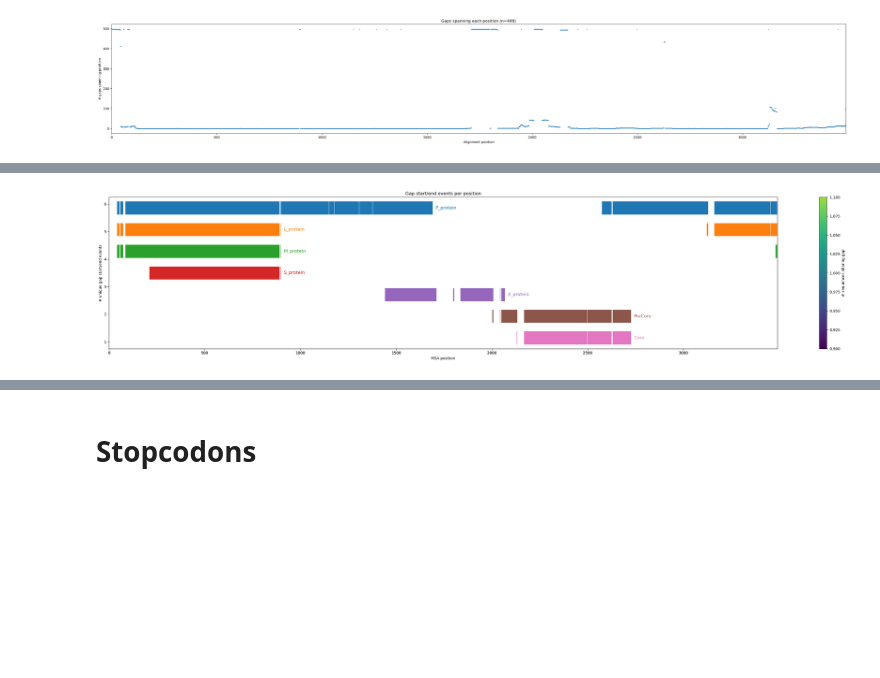
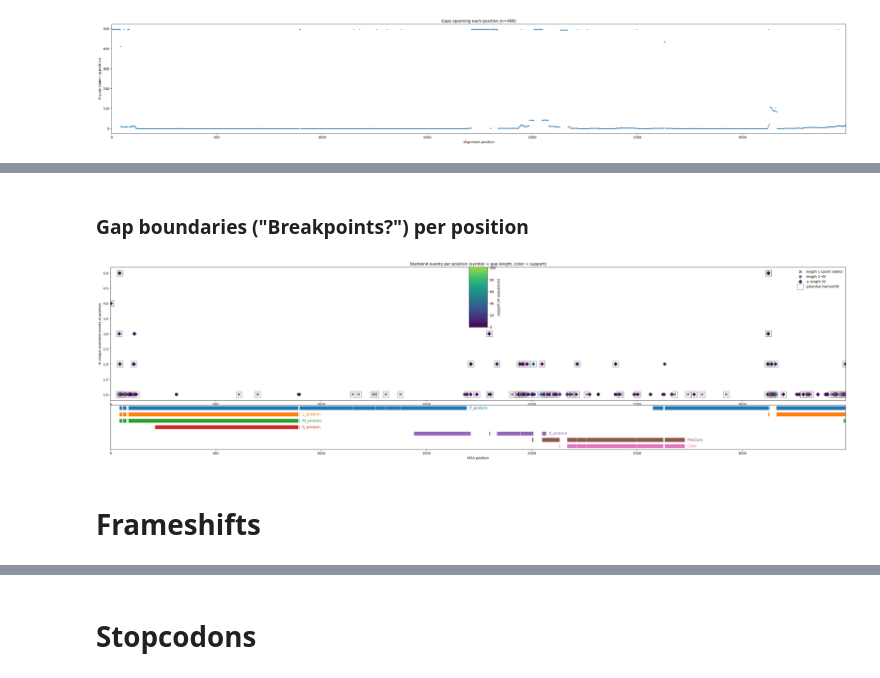
Before and after one commit to nextstrain/hbv, a Jupyter notebook: segmented_phylogenetics/scripts/MSA_analyis.ipynb, the cells around one changed output, grey strips where cells are left out. Cells and saved outputs as stored; diff of their text form; code cells hidden in the pictures; blank space fills up the shorter version.

Commit message:
Started looking at frameshift burden. Some now insertion calculation but calculation is off

```diff
--- a/segmented_phylogenetics/scripts/MSA_analyis.ipynb
+++ b/segmented_phylogenetics/scripts/MSA_analyis.ipynb
@@ -314,0 +653,5 @@ gaps_by_seq = gap_intervals_for_alignment(aln)
+# %%
+import pandas as pd
+
+gap_info, gaps_by_pos = build_gap_structures(unique_gaps, nseq, L)
+gaps_df = pd.DataFrame([{"s": s, "e": e, **info} for (s, e), info in gap_info.items()])
@@ -450,0 +967,14 @@ ys = events_per_pos[xs - 1]
+# %%
+### Example
+
+pos = 1  # 1-based alignment position
+
+gaps_at_pos = [
+    ((s, e), nshare)
+    for (s, e), nshare in unique_gaps.items()
+    if (s <= e and s <= pos <= e) or
+       (s > e and (pos >= s or pos <= e))  # wrapped gap
+]
+
+for (s, e), nshare in gaps_at_pos:
+    print(f"gap {s}-{e}, shared by {nshare} sequences")
@@ -450,0 +1000,2 @@ ys = events_per_pos[xs - 1]
+# %% [markdown]
+### Gap boundaries ("Breakpoints?") per position
@@ -451,30 +1039,55 @@ ys = events_per_pos[xs - 1]
 # %%
 fig = plt.figure(figsize=(40, 10))
 gs = fig.add_gridspec(2, 1, height_ratios=[6, 2], hspace=0.05)
+ax = fig.add_subplot(gs[0, 0])
 
-ax = fig.add_subplot(gs[0, 0])  # ONLY top axis
+# symbol meaning: by GAP LENGTH
+m_pt   = lens == 1
+m_lt10 = (lens > 1) & (lens < 10)
+m_gt10 = lens >= 10   # change to (lens > 10) if you really want strict >10
 
-m1 = cs == 1
-m2 = (cs > 1) & (cs < 450)
-m3 = cs >= 450
+norm = plt.Normalize(vmin=np.min(cs), vmax=np.max(cs))
 
-sc1 = ax.scatter(xs[m1], ys[m1], s=60, c=cs[m1], marker="x", cmap=cmap,
-                 label="breakpoint observed in 1 sequence")
-ax.scatter(xs[m2], ys[m2], s=60, c=cs[m2], marker="o", cmap=cmap,
-           label="indels in multiple sequences")
-ax.scatter(xs[m3], ys[m3], s=60, c=cs[m3], marker="s", cmap=cmap,
-           label="breakpoints in almost all sequences")
+sc = ax.scatter(xs[m_pt], ys[m_pt], s=60, c=cs[m_pt], marker="x", cmap=cmap,
+                label="length 1 (point indels)", norm=norm)
+ax.scatter(xs[m_lt10], ys[m_lt10], s=60, c=cs[m_lt10], marker="o", cmap=cmap,
+           label="length 2–49", norm=norm)
+ax.scatter(xs[m_gt10], ys[m_gt10], s=60, c=cs[m_gt10], marker="D", cmap=cmap,
+           label="≥ length 50", norm=norm)
 
 ax.set_xlim(0, L)
-ax.set_ylabel("# unique gap start/end events")
-ax.set_title("Gap start/end events per position")
+ax.set_ylabel("# unique start/end events at position")
+ax.set_title("Start/end events per position (symbol = gap length, color = support)")
 ax.legend(frameon=False)
 
-fig.colorbar(sc1, ax=ax, label="# sequences sharing gap")
 
-# function creates the bottom subplot itself
-ax_track = add_annotation_track(fig, ax, gene_msa_blocks)
+
+# compute which plotted events come from gaps with length % 3 != 0
+not3 = (lens % 3) != 0
+
+# overlay: same x/y points, but hollow squares as "boxes"
+ax.scatter(
+    xs[not3], ys[not3],
+    s=300, marker="s",
+    facecolors="none", edgecolors="grey", linewidths=1,
+    label="potential frameshift"
+)
+
+# if you want it in the legend (and keep order), call legend again:
+ax.legend(frameon=False)
+
+# annotation track
+add_annotation_track(fig, ax, gene_msa_blocks)
+
+
+
+# colorbar centered inside top plot
+from mpl_toolkits.axes_grid1.inset_locator import inset_axes
+cax = inset_axes(ax, width="2.5%", height="45%", loc="upper center", borderpad=0)
+fig.colorbar(sc, cax=cax, label="support (# sequences)")
 
 plt.show()
 # %% [output]
-[figure, old version]
+[figure, new version]
+# %% [markdown]
+# Frameshifts
```
Also changed, not shown: parts of 52 cells of this notebook.
